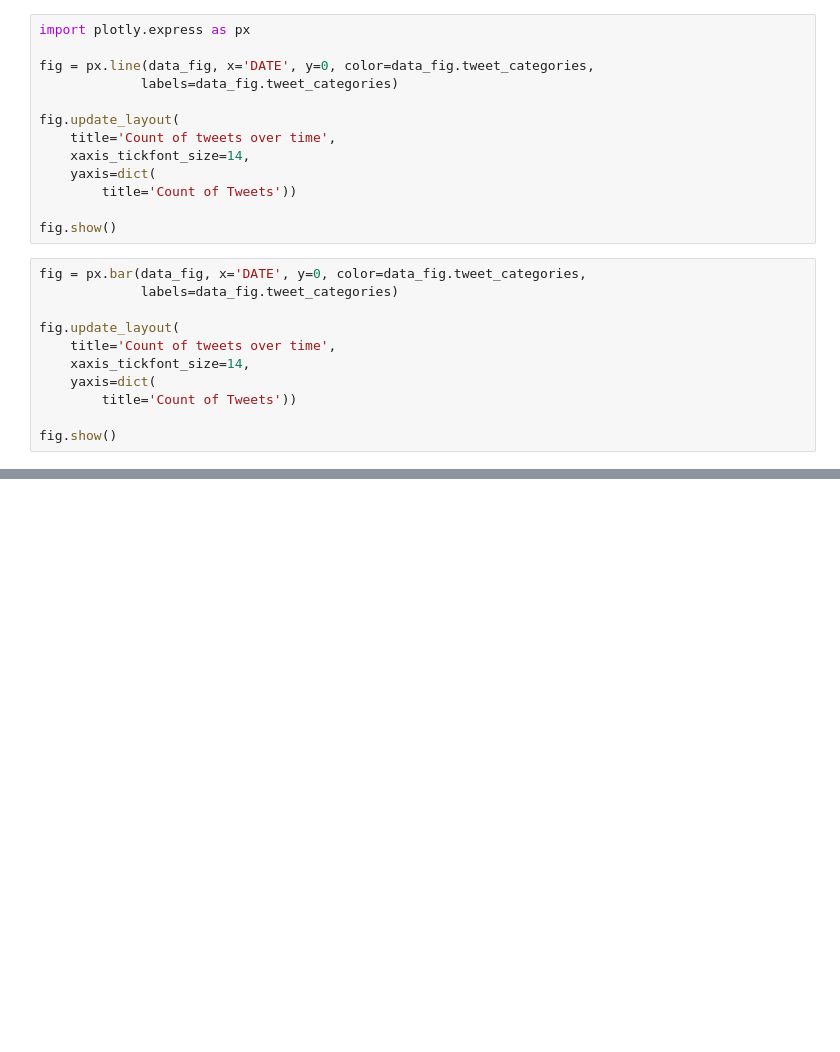
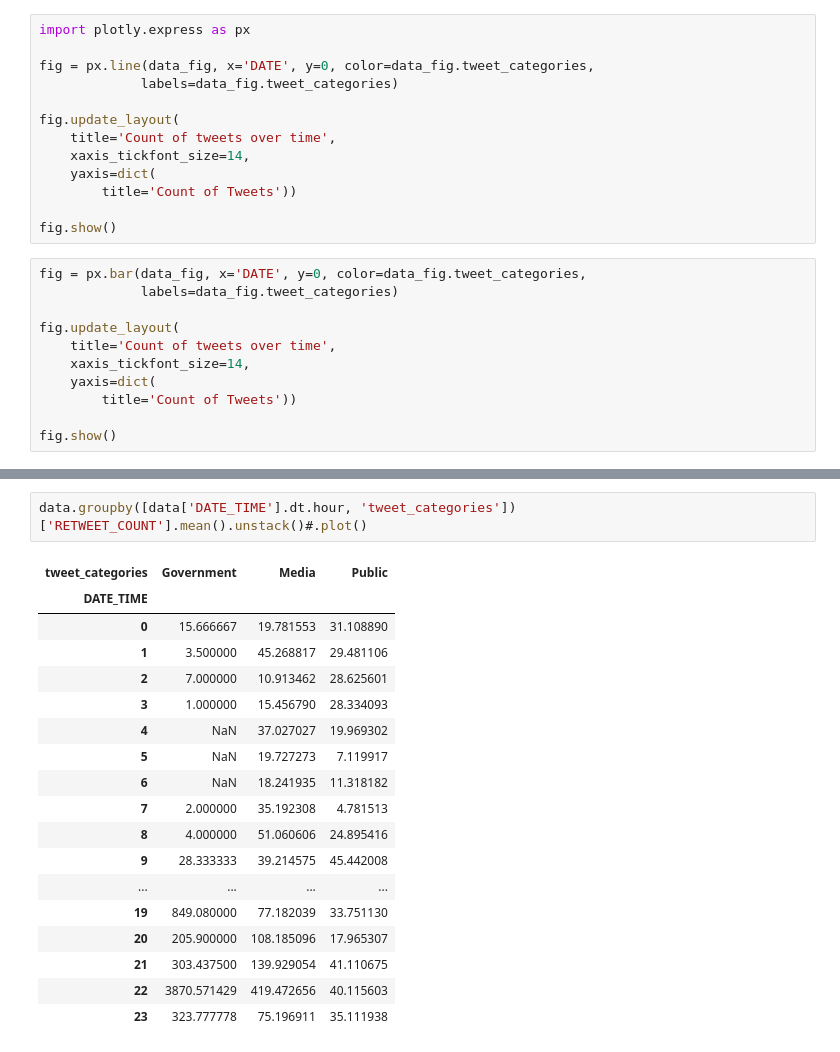
Before and after one commit to mahrukh-k/AI-Project, a Jupyter notebook: EDA_v1.ipynb, the cells around one changed output, grey strips where cells are left out. Saved outputs shown, nothing was run; the diff lists cells and outputs as text; blank space fills up the shorter version.

```diff
--- a/EDA_v1.ipynb
+++ b/EDA_v1.ipynb
@@ -126,0 +201,21 @@ fig.show()
+# %%
+data.groupby([data['DATE_TIME'].dt.hour, 'tweet_categories'])['RETWEET_COUNT'].mean().unstack()#.plot()
+# %% [output]
+| tweet_categories | Government | Media | Public |
+| DATE_TIME |  |  |  |
+| 0 | 15.666667 | 19.781553 | 31.108890 |
+| 1 | 3.500000 | 45.268817 | 29.481106 |
+| 2 | 7.000000 | 10.913462 | 28.625601 |
+| 3 | 1.000000 | 15.456790 | 28.334093 |
+| 4 | NaN | 37.027027 | 19.969302 |
+| 5 | NaN | 19.727273 | 7.119917 |
+| 6 | NaN | 18.241935 | 11.318182 |
+| 7 | 2.000000 | 35.192308 | 4.781513 |
+| 8 | 4.000000 | 51.060606 | 24.895416 |
+| 9 | 28.333333 | 39.214575 | 45.442008 |
+| ... | ... | ... | ... |
+| 19 | 849.080000 | 77.182039 | 33.751130 |
+| 20 | 205.900000 | 108.185096 | 17.965307 |
+| 21 | 303.437500 | 139.929054 | 41.110675 |
+| 22 | 3870.571429 | 419.472656 | 40.115603 |
+| 23 | 323.777778 | 75.196911 | 35.111938 |
```
Also changed, not shown: parts of 15 cells of this notebook.
